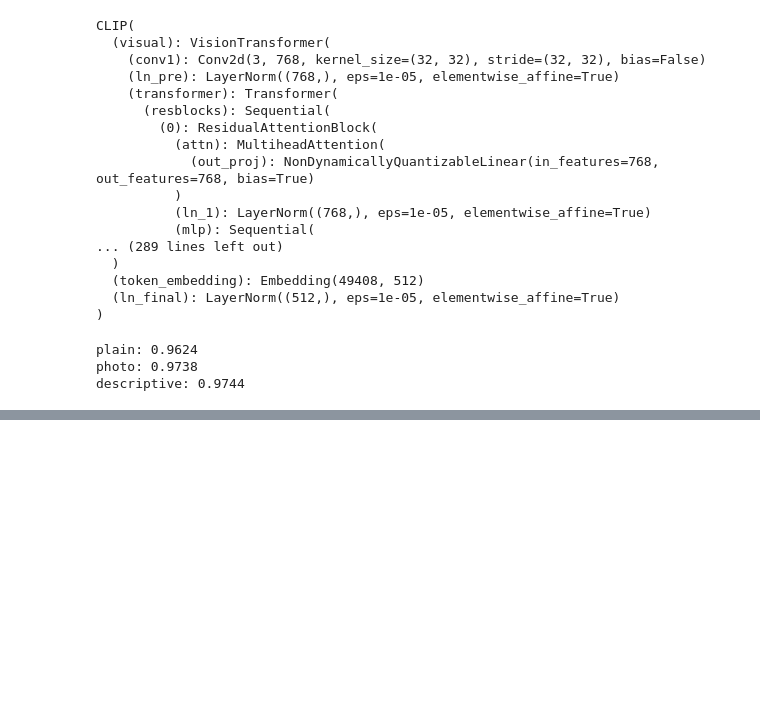
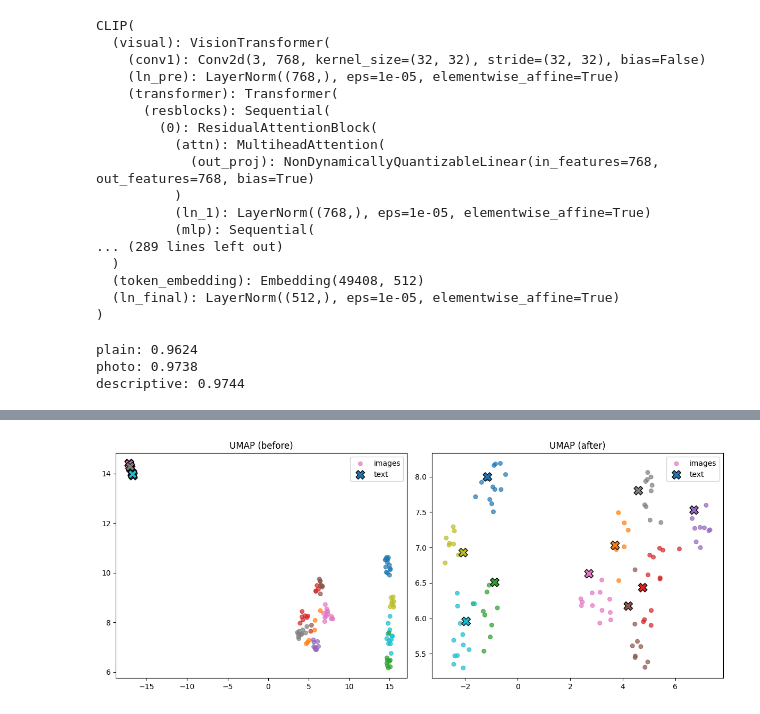
Before and after one commit to nausherwan-malik/Deep-Vision-Language-Models, a Jupyter notebook: Lab 0/Contrastive Language-Image Pretraining (CLIP).ipynb, the cells around one changed output, grey strips where cells are left out. Saved outputs shown, nothing was run; the diff lists cells and outputs as text; code cells hidden in the pictures; blank space fills up the shorter version.

```diff
--- a/Lab 0/Contrastive Language-Image Pretraining (CLIP).ipynb
+++ b/Lab 0/Contrastive Language-Image Pretraining (CLIP).ipynb
@@ -166,0 +164,95 @@ plt.show()
+# %%
+N = 100
+idxs = random.sample(range(len(ds)), N)
+images, labels = zip(*[ds[i] for i in idxs])
+images = torch.stack(images).to(device)
+labels = torch.tensor(labels).to(device)
+
+# text prompts (one per class)
+prompts = [f"a photo of a {c}" for c in class_names]
+text_tokens = clip.tokenize(prompts).to(device)
+
+with torch.no_grad():
+    img_feat = model.encode_image(images)
+    txt_feat = model.encode_text(text_tokens)
+
+# Optional: choose whether to normalize before alignment
+do_norm = True
+if do_norm:
+    img_feat = img_feat / img_feat.norm(dim=-1, keepdim=True)
+    txt_feat = txt_feat / txt_feat.norm(dim=-1, keepdim=True)
+
+# --- pair each image with its class text embedding ---
+# X = image embeddings, Y = corresponding text embedding for that image's label
+X = img_feat.cpu().numpy()
+Y = txt_feat[labels].cpu().numpy()  # pick text embedding for each image's label
+
+# --- orthogonal Procrustes: find R so X @ R ≈ Y ---
+R, _ = orthogonal_procrustes(X, Y)
+
+# --- apply rotation to all image embeddings ---
+X_aligned = X @ R
+
+# --- visualization (UMAP or t-SNE) ---
+def project_2d(A):
+    try:
+        import umap
+        reducer = umap.UMAP(n_neighbors=15, min_dist=0.1, metric="cosine", random_state=42)
+        return reducer.fit_transform(A), "UMAP"
+    except ImportError:
+        from sklearn.manifold import TSNE
+        return TSNE(n_components=2, perplexity=15, init="random", random_state=42).fit_transform(A), "t-SNE"
+
+# stack image + text for before/after plots
+X2_before, method = project_2d(np.vstack([X, txt_feat.cpu().numpy()]))
+X2_after, _ = project_2d(np.vstack([X_aligned, txt_feat.cpu().numpy()]))
+
+fig, axes = plt.subplots(1, 2, figsize=(12, 5))
+for ax, X2, title in [
+    (axes[0], X2_before, f"{method} (before)"),
+    (axes[1], X2_after, f"{method} (after)"),
+]:
+    ax.scatter(X2[:N, 0], X2[:N, 1], c=labels.cpu(), cmap="tab10", s=30, alpha=0.7, label="images")
+    ax.scatter(X2[N:, 0], X2[N:, 1], c=range(10), cmap="tab10", s=140, marker="X", edgecolor="k", label="text")
+    ax.set_title(title)
+    ax.legend(loc="best")
+
+plt.tight_layout()
+plt.show()
+
+# --- accuracy comparison on full test set ---
+from torch.utils.data import DataLoader
+
+test_loader = DataLoader(ds, batch_size=128, shuffle=False, num_workers=2)
+with torch.no_grad():
+    # precompute text features for classifier
+    text_feat_full = model.encode_text(text_tokens)
+    if do_norm:
+        text_feat_full = text_feat_full / text_feat_full.norm(dim=-1, keepdim=True)
+
+def eval_accuracy(use_aligned=False):
+    correct, total = 0, 0
+    with torch.no_grad():
+        for imgs, labs in test_loader:
+            imgs = imgs.to(device)
+            labs = labs.to(device)
+            feats = model.encode_image(imgs)
+            if do_norm:
+                feats = feats / feats.norm(dim=-1, keepdim=True)
+
+            if use_aligned:
+                feats = feats.cpu().numpy() @ R
+                feats = torch.tensor(feats, device=device, dtype=text_feat_full.dtype)
+
+            logits = feats @ text_feat_full.T
+            preds = logits.argmax(dim=1)
+            correct += (preds == labs).sum().item()
+            total += labs.size(0)
+    return correct / total
+
+acc_before = eval_accuracy(use_aligned=False)
+acc_after = eval_accuracy(use_aligned=True)
+print(f"Accuracy before alignment: {acc_before:.4f}")
+print(f"Accuracy after  alignment: {acc_after:.4f}")
+# %% [output]
+[figure, added]
```
Also changed, not shown: parts of 3 cells of this notebook.
